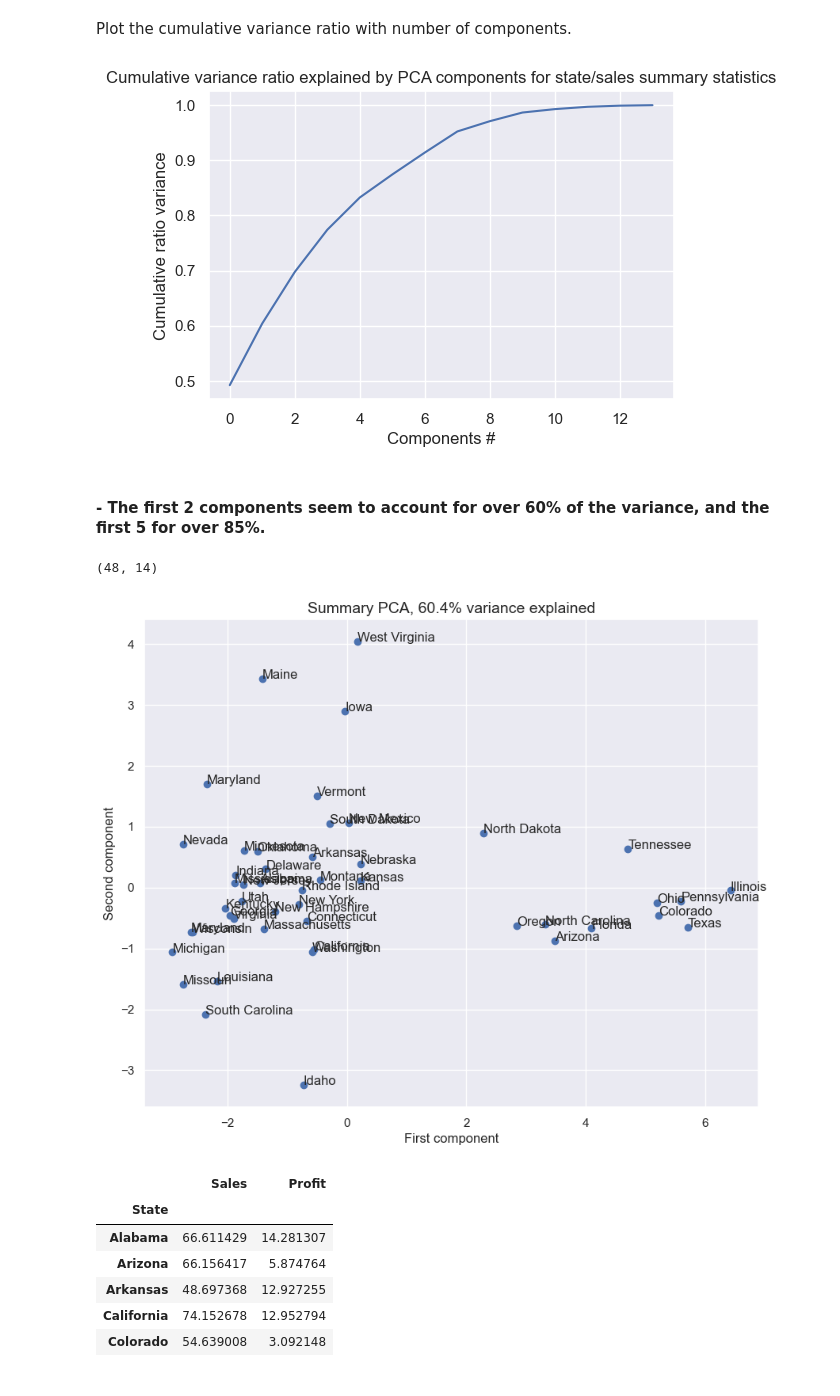
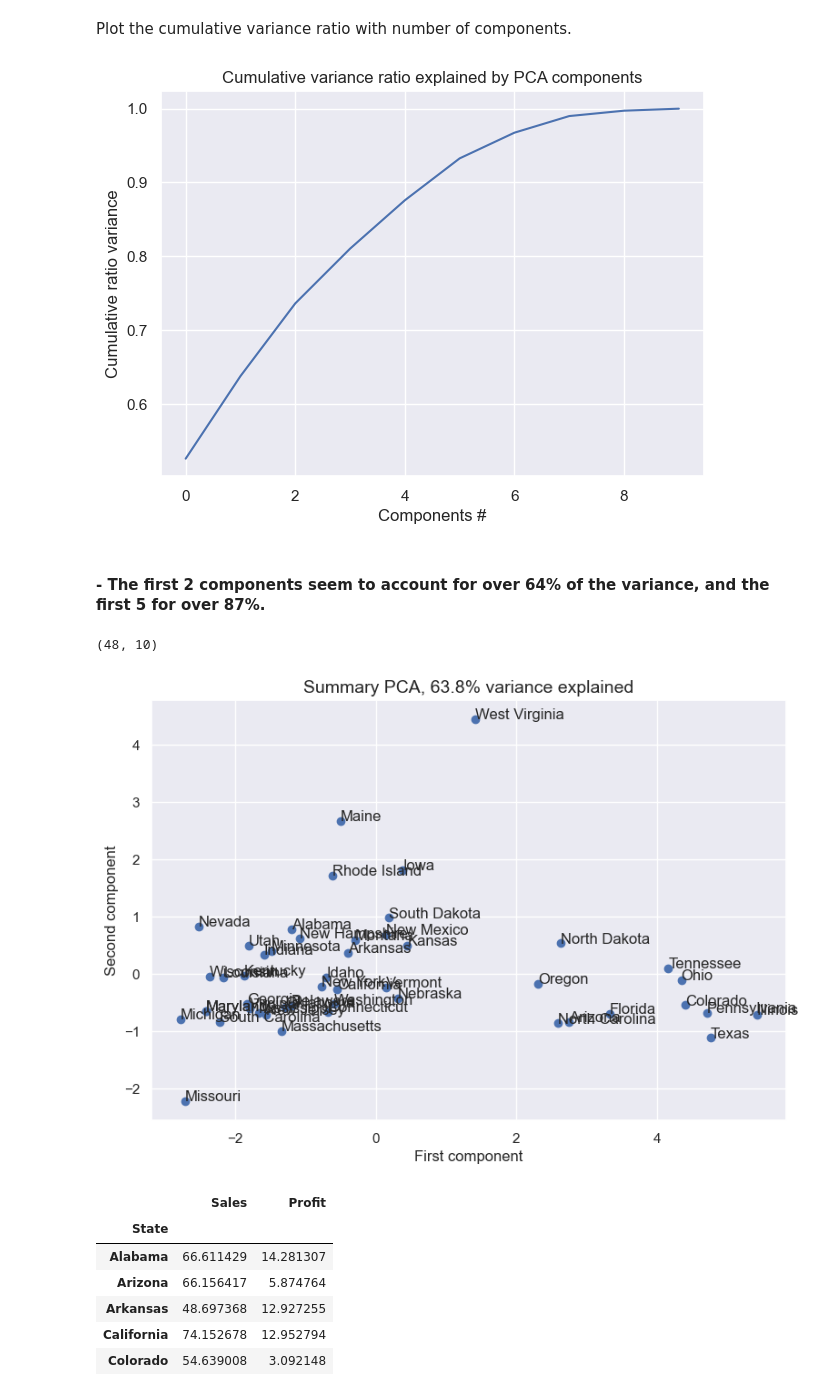
Before and after one commit to livia360/Captone_project2, a Jupyter notebook: Part1_data_wrangling_and_EDA.ipynb, the cells around one changed output. Drawn from its saved outputs; the diff is of its cells as text; code cells hidden in the pictures.

```diff
--- a/Part1_data_wrangling_and_EDA.ipynb
+++ b/Part1_data_wrangling_and_EDA.ipynb
@@ -255,7 +276,7 @@ df['Ship Date'] = pd.to_datetime(df['Ship Date'])
 # generate a new column about the time between order and shipping to gain more information on the date
 df['Waiting_Days'] = (df['Ship Date'] - df['Order Date']).dt.days
 # %%
-df['Sale_Year'] = df['Order Date'].dt.year
+# df['Sale_Year'] = df['Order Date'].dt.year
 # %%
 # drop columns
 df_clean = df.drop(columns=['Order Date', 'Ship Date'], axis=1)
@@ -735,10 +781,5 @@ plt.show();
 # %%
-state_sales_summary = df_cut.groupby('State').agg(
-                           avg_sales_state = pd.NamedAgg(column='Sales', aggfunc=np.mean),
-                           avg_profit_state = pd.NamedAgg(column='Profit', aggfunc=np.mean),
-                           total_quantity_state = pd.NamedAgg(column='Quantity', aggfunc='sum'),
-                            avg_discount_state = pd.NamedAgg(column='Discount', aggfunc=np.mean),
-                            avg_wating_days_state = pd.NamedAgg(column='Waiting_Days', aggfunc=np.mean)).reset_index()
+state_sales_summary = df_cut.groupby('State').agg(total_quantity_state = pd.NamedAgg(column='Quantity', aggfunc='sum')).reset_index()
 
 state_sales_summary.head()
 # %% [output]
@@ -1137,8 +1173,8 @@ cat_all.head()
 | 4 | Colorado | -2.631675 | 3.802355 | 6.876487 | 1.927812 | 3.653184 | 2.439858 | 2.543461 | ... |
 # %%
 # merge numeric and categorical features
-df_combined = state_summary.merge(cat_all, how='left', on='State')
+df_all = state_summary.merge(cat_all, how='left', on='State')
 # %%
-df_all = df_combined.drop(['total_quantity_state', 'state_population'], axis=1)
+df_all = df_all.drop(['total_quantity_state', 'state_population'], axis=1)
 df_all.head()
 # %% [output]
@@ -1200,24 +1236,24 @@ Plot the cumulative variance ratio with number of components.
 # %%
 #Call the `cumsum()` method on the 'explained_variance_ratio_' attribute of `state_pca` and
 #create a line plot to visualize the cumulative explained variance ratio with number of components
 #Set the xlabel to 'Component #', the ylabel to 'Cumulative ratio variance', and the
 #title to 'Cumulative variance ratio explained by PCA components for state/resort summary statistics'
-plt.subplots(figsize=(6, 4))
+plt.subplots(figsize=(7, 5))
 plt.plot(model.explained_variance_ratio_.cumsum())
 plt.xlabel('Components #')
 plt.ylabel('Cumulative ratio variance')
-plt.title('Cumulative variance ratio explained by PCA components for state/sales summary statistics')
+plt.title('Cumulative variance ratio explained by PCA components')
 plt.savefig('images/pca1.png')
 plt.show();
 # %% [output]
-[figure, old version]
+[figure, new version]
 # %% [markdown]
-#### - **The first 2 components seem to account for over 60% of the variance, and the first 5 for over 85%.**
+#### - **The first 2 components seem to account for over 64% of the variance, and the first 5 for over 87%.**
 # %%
 new_dim_x = model.transform(all_scaled)
 new_dim_x.shape
 # %% [output]
-(48, 14)
+(48, 10)
 # %%
 # extract the first and second columns from the transformed data as x and y coordinates for plotting.
 # the second (index 1) value of the cumulative variance ratio
@@ -1226,7 +1262,7 @@ x = new_dim_x[:, 0]
 y = new_dim_x[:, 1]
 
 pc_var = 100 * model.explained_variance_ratio_.cumsum()[1]
-plt.subplots(figsize=(10,8))
+plt.subplots(figsize=(9,6))
 plt.scatter(x=x, y=y)
 plt.xlabel('First component')
 plt.ylabel('Second component')
@@ -1237,7 +1273,7 @@ for s, x, y in zip(state_index, x, y):
 plt.show();
 # Plot the first two derived features (the first two principle components) and label each point with the name of the state.
 # %% [output]
-[figure, old version]
+[figure, new version]
 # %%
 State_sales_mean.reset_index(inplace=True)
 #State_sales_profit_mean.head()
```
Also changed, not shown: parts of 104 cells of this notebook.
